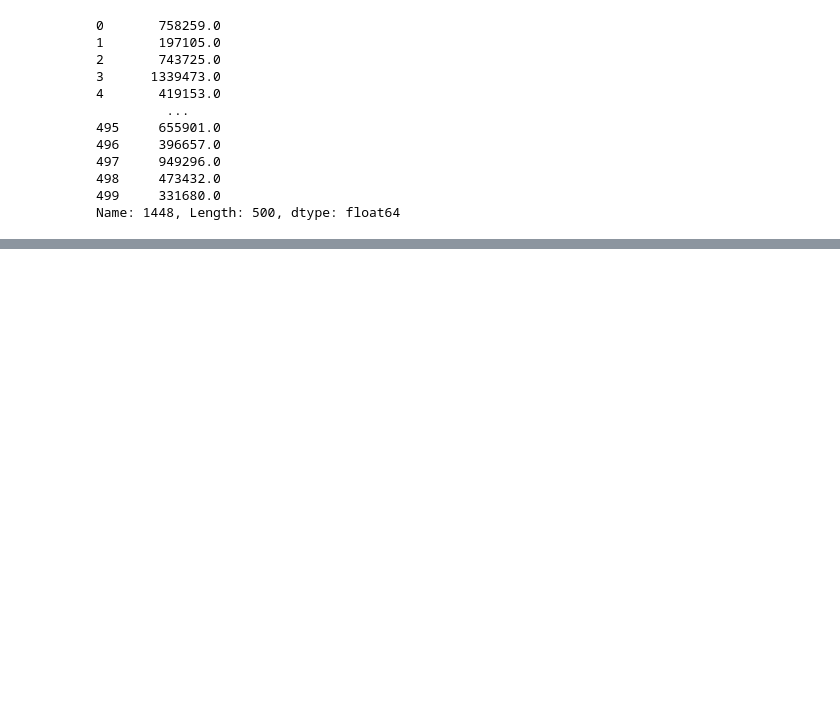
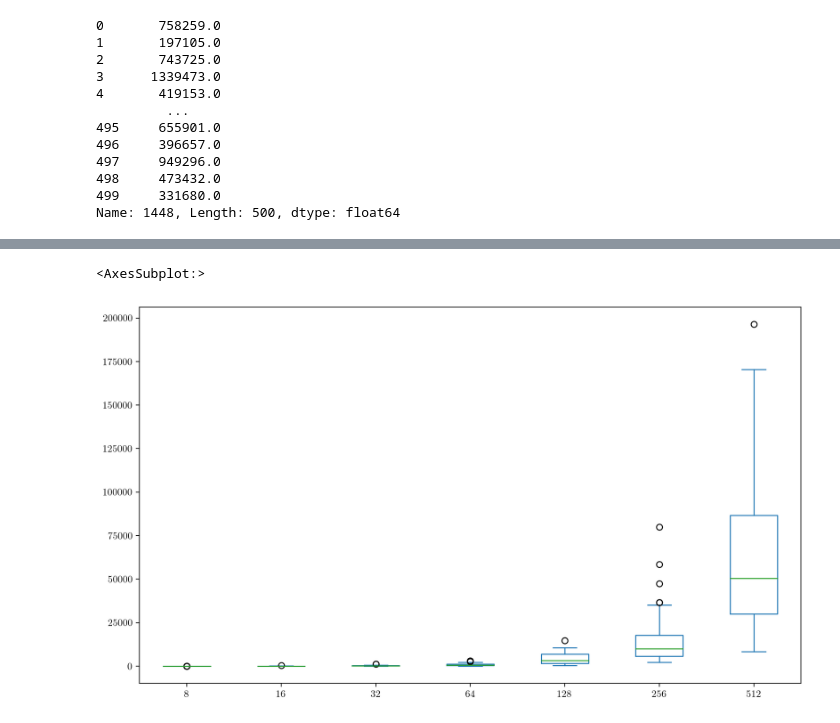
Before and after one commit to Hacker1337/mipt_cpp, a Jupyter notebook: laba1/oneParticle/analisation.ipynb, the cells around one changed output, grey strips where cells are left out. Saved outputs shown, nothing was run; the diff lists cells and outputs as text; code cells hidden in the pictures; blank space fills up the shorter version.

```diff
--- a/laba1/oneParticle/analisation.ipynb
+++ b/laba1/oneParticle/analisation.ipynb
@@ -242,0 +245,3 @@ Name: 1448, Length: 500, dtype: float64
+# %%
+df = pd.read_csv("rub_results1d.csv", index_col=0)
+df.head()
@@ -242,0 +255,5 @@ Name: 1448, Length: 500, dtype: float64
+# %%
+df.plot.box()
+# %% [output]
+<AxesSubplot:>
+[figure, added]
```
Also changed, not shown: parts of 9 cells of this notebook, 21 other files.
